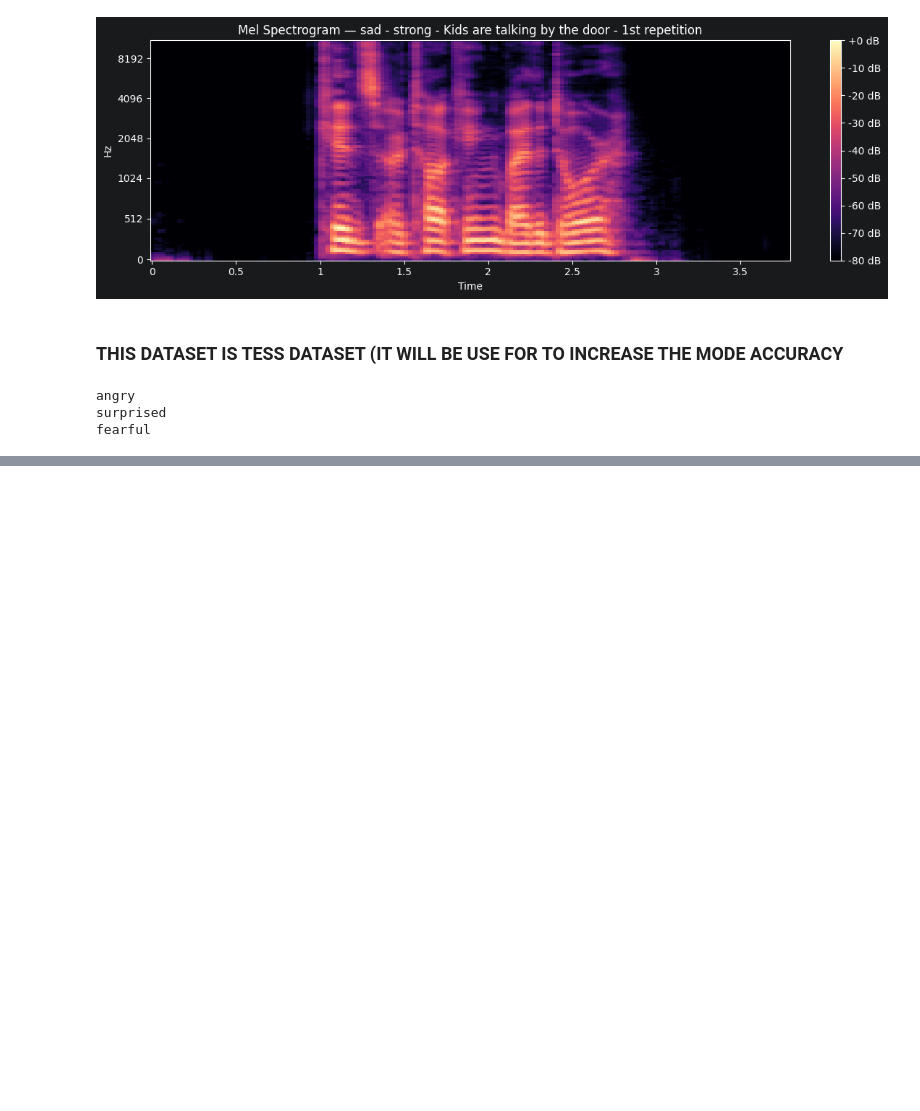
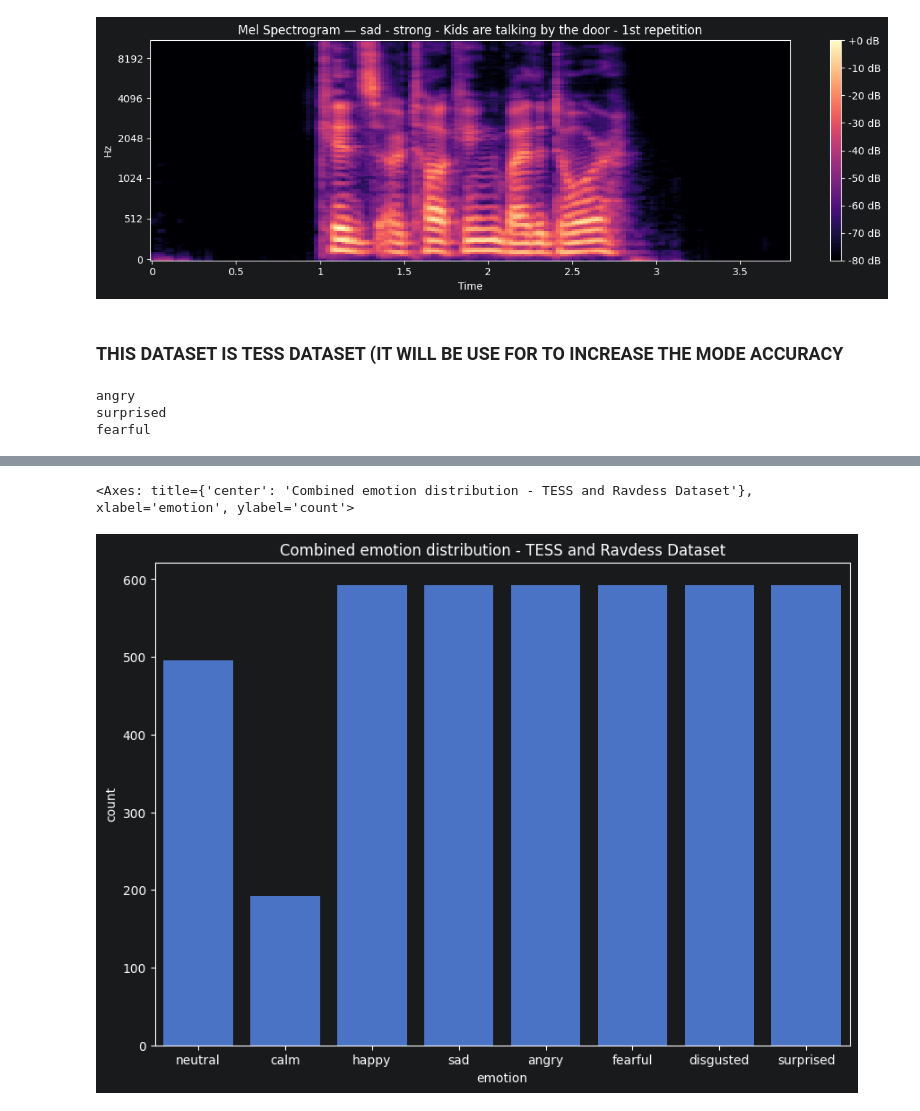
Before and after one commit to aviksarkar0204-stack/EmoWave-, a Jupyter notebook: Notebook/01_exploration.ipynb, the cells around one changed output, grey strips where cells are left out. Saved outputs shown, nothing was run; the diff lists cells and outputs as text; code cells hidden in the pictures; blank space fills up the shorter version.

```diff
--- a/Notebook/01_exploration.ipynb
+++ b/Notebook/01_exploration.ipynb
@@ -480,0 +532,6 @@ fearful
+# %%
+ravdess_df = df[['path', 'emotion']].copy()
+
+combined_df = pd.concat([ravdess_df, tess_df], ignore_index=True)
+print(combined_df.shape)
+print(combined_df['emotion'].value_counts())
@@ -480,0 +550,7 @@ fearful
+# %%
+plt.figure(figsize=(10, 7))
+plt.title("Combined emotion distribution - TESS and Ravdess Dataset")
+sns.countplot(x='emotion',data=combined_df)
+# %% [output]
+<Axes: title={'center': 'Combined emotion distribution - TESS and Ravdess Dataset'}, xlabel='emotion', ylabel='count'>
+[figure, added]
```
Also changed, not shown: parts of 6 cells of this notebook.
